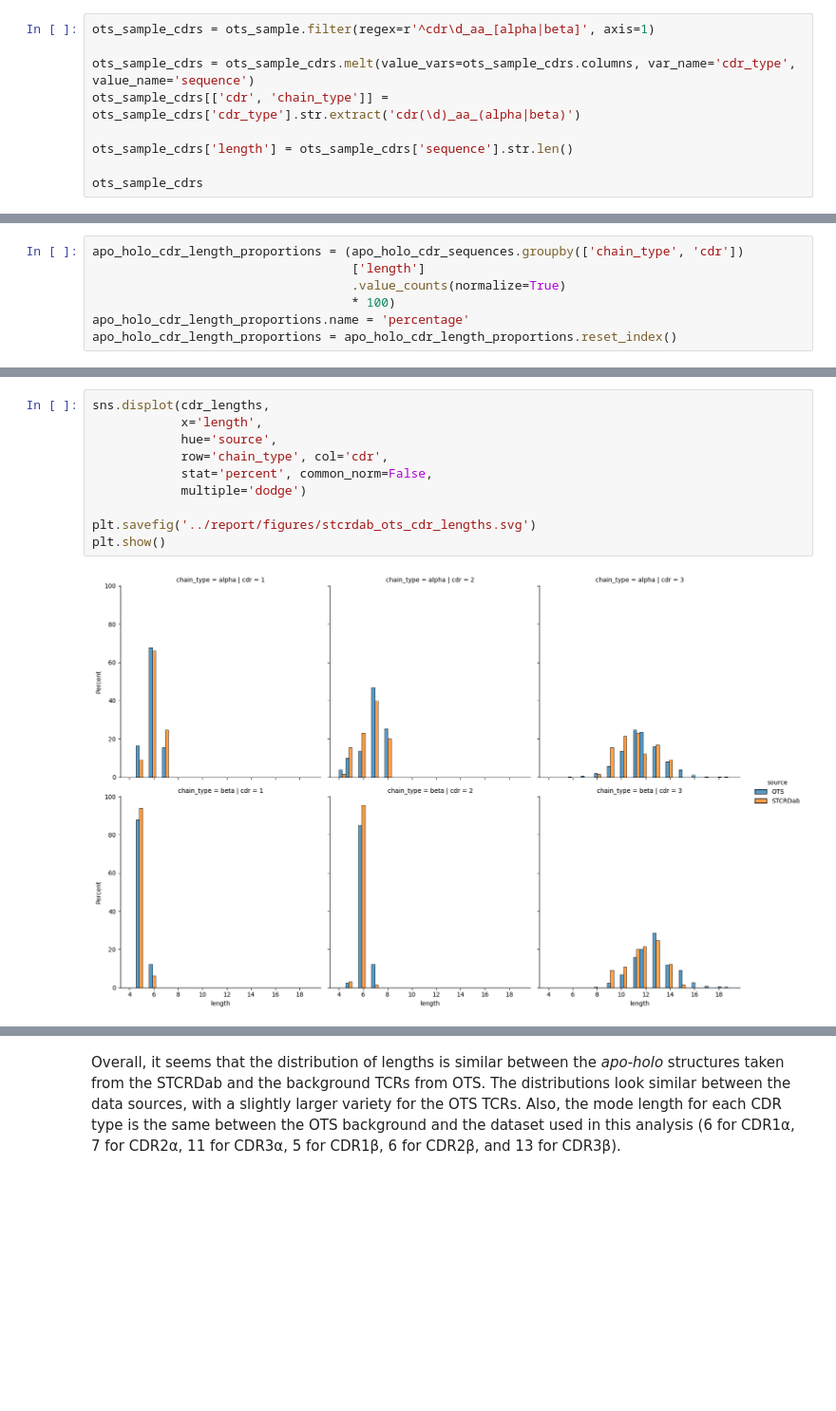
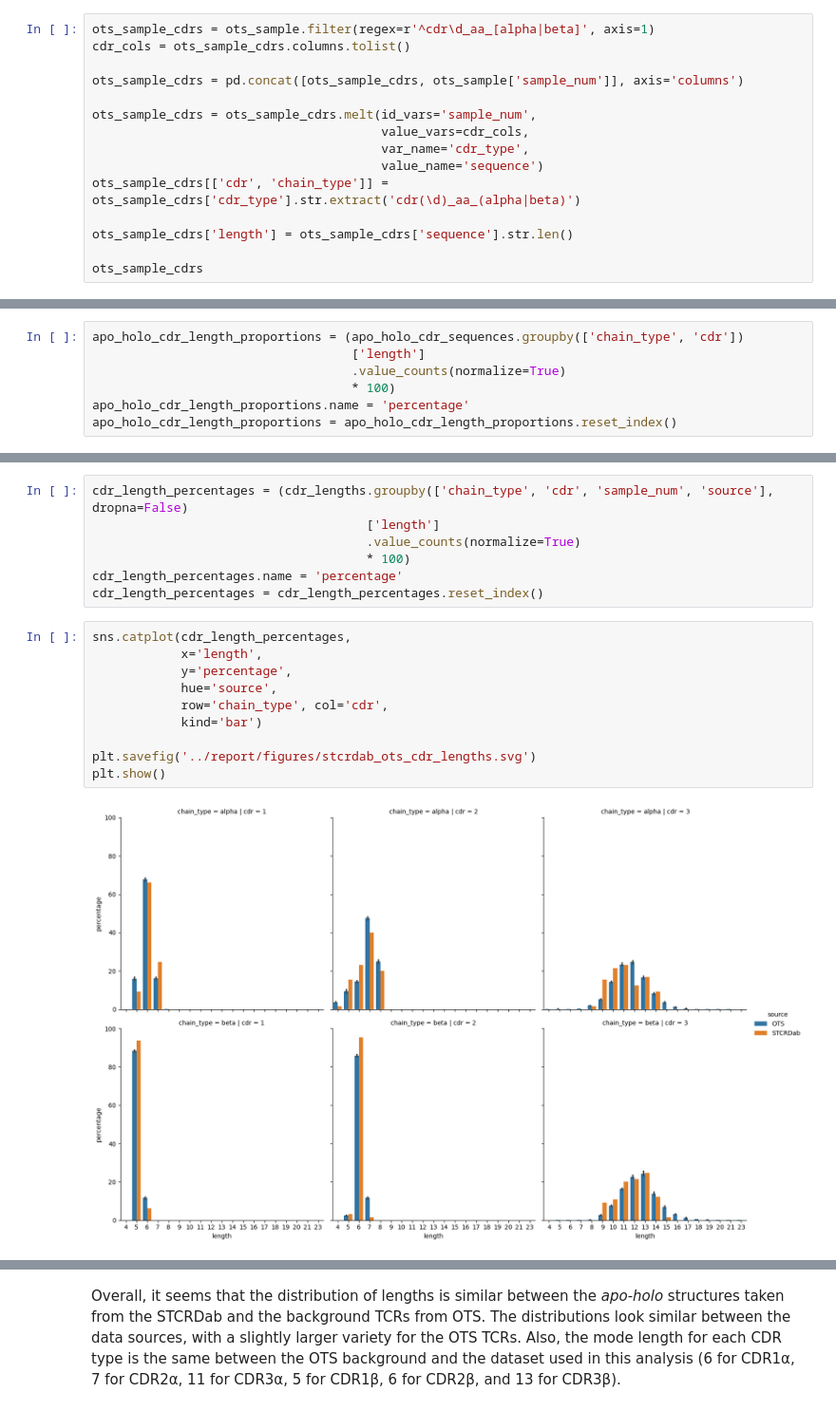
Before and after one commit to benjiemc/tcr-pmhc-interface-analysis, a Jupyter notebook: notebooks/Ascertaining_the_generalisability_of_the_structure_data.ipynb, the cells around one changed output, grey strips where cells are left out. Shown at 95% size. Cells and saved outputs as stored; diff of their text form; blank space fills up the shorter version.

Commit message:
Add feature to sample multiple times from ots

```diff
--- a/notebooks/Ascertaining_the_generalisability_of_the_structure_data.ipynb
+++ b/notebooks/Ascertaining_the_generalisability_of_the_structure_data.ipynb
@@ -59,7 +59,13 @@ ots_sample_genes
 # %%
 ots_sample_cdrs = ots_sample.filter(regex=r'^cdr\d_aa_[alpha|beta]', axis=1)
+cdr_cols = ots_sample_cdrs.columns.tolist()
 
-ots_sample_cdrs = ots_sample_cdrs.melt(value_vars=ots_sample_cdrs.columns, var_name='cdr_type', value_name='sequence')
+ots_sample_cdrs = pd.concat([ots_sample_cdrs, ots_sample['sample_num']], axis='columns')
+
+ots_sample_cdrs = ots_sample_cdrs.melt(id_vars='sample_num',
+                                       value_vars=cdr_cols,
+                                       var_name='cdr_type',
+                                       value_name='sequence')
 ots_sample_cdrs[['cdr', 'chain_type']] = ots_sample_cdrs['cdr_type'].str.extract('cdr(\d)_aa_(alpha|beta)')
 
 ots_sample_cdrs['length'] = ots_sample_cdrs['sequence'].str.len()
@@ -196,18 +212,25 @@ cdr_length_proportions = ots_sample_cdrs_proptions.merge(apo_holo_cdr_length_pro
 
 cdr_length_proportions['difference'] = (cdr_length_proportions['percentage_stcrdab']
                                         - cdr_length_proportions['percentage_ots'])
+# %%
+cdr_length_percentages = (cdr_lengths.groupby(['chain_type', 'cdr', 'sample_num', 'source'], dropna=False)
+                                     ['length']
+                                     .value_counts(normalize=True)
+                                     * 100)
+cdr_length_percentages.name = 'percentage'
+cdr_length_percentages = cdr_length_percentages.reset_index()
 # %%
-sns.displot(cdr_lengths,
+sns.catplot(cdr_length_percentages,
             x='length',
+            y='percentage',
             hue='source',
             row='chain_type', col='cdr',
-            stat='percent', common_norm=False,
-            multiple='dodge')
+            kind='bar')
 
 plt.savefig('../report/figures/stcrdab_ots_cdr_lengths.svg')
 plt.show()
 # %% [output]
-[figure, old version]
+[figure, new version]
 # %%
 cdr_lengths.groupby(['chain_type', 'cdr', 'source'])['length'].agg([pd.Series.mode, 'mean', 'std'])
 # %% [output]
```
Also changed, not shown: parts of 26 cells of this notebook, 3 other files.
